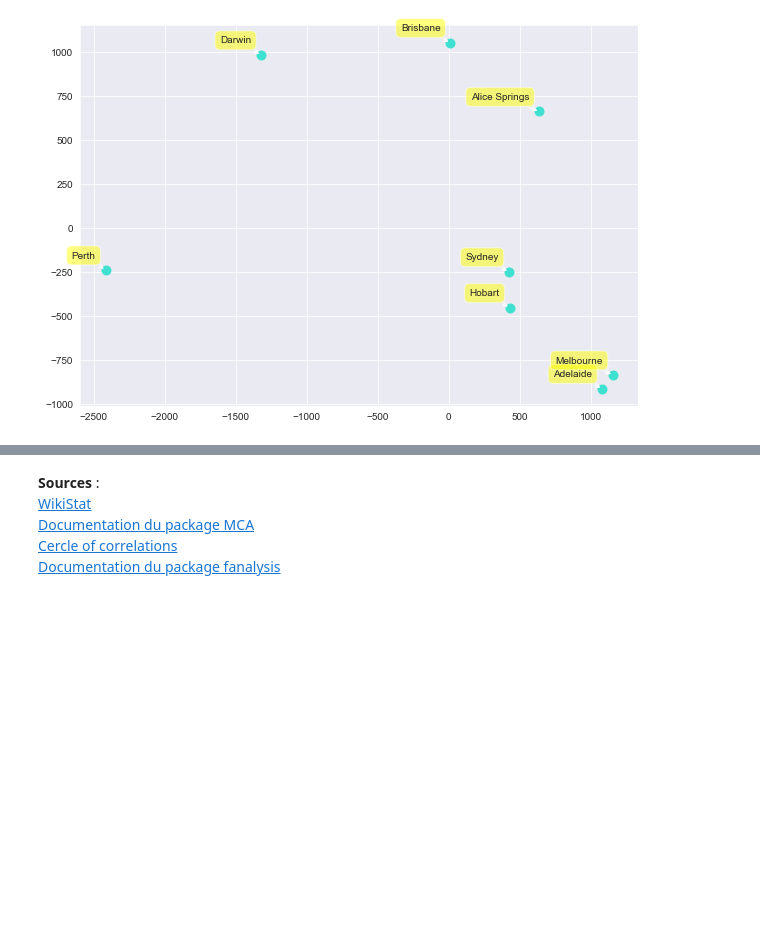
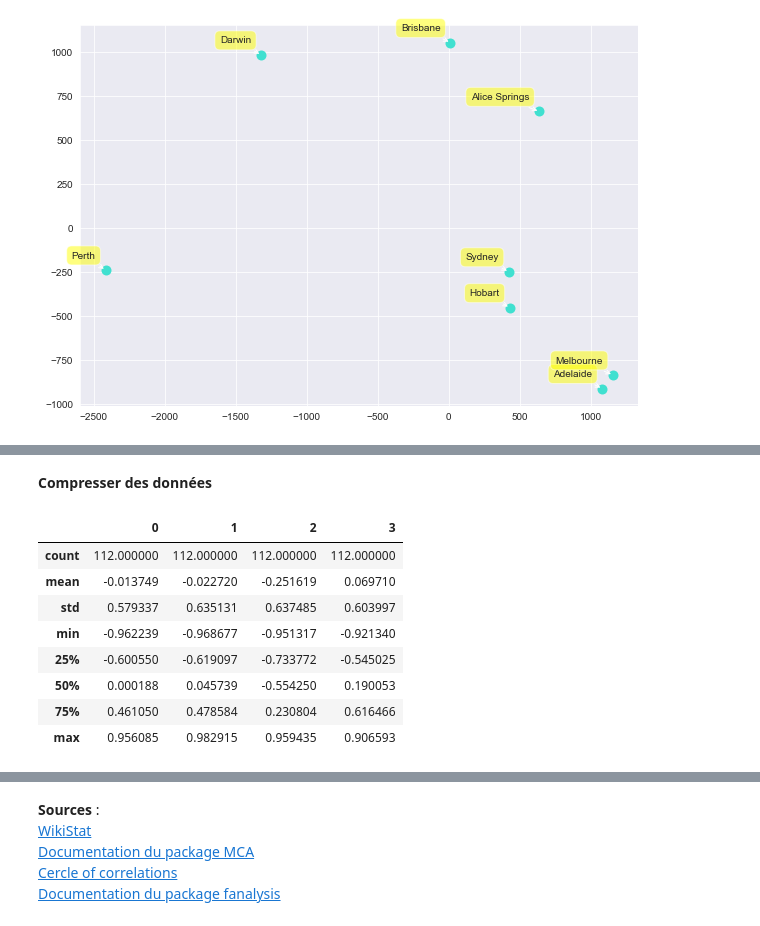
Before and after one commit to fayeab/python-data-science, a Jupyter notebook: tutoriels/python-analyse-statistique-multidimensionnelle.ipynb, the cells around one changed output, grey strips where cells are left out. Cells and saved outputs as stored; diff of their text form; code cells hidden in the pictures; blank space fills up the shorter version.

```diff
--- a/tutoriels/python-analyse-statistique-multidimensionnelle.ipynb
+++ b/tutoriels/python-analyse-statistique-multidimensionnelle.ipynb
@@ -495,0 +624,15 @@ plt.show()
+# %% [markdown]
+**Compresser des données**
+# %%
+data_comp = encoder.predict(data_x)
+pd.DataFrame(data_comp).describe()
+# %% [output]
+|  | 0 | 1 | 2 | 3 |
+| count | 112.000000 | 112.000000 | 112.000000 | 112.000000 |
+| mean | -0.013749 | -0.022720 | -0.251619 | 0.069710 |
+| std | 0.579337 | 0.635131 | 0.637485 | 0.603997 |
+| min | -0.962239 | -0.968677 | -0.951317 | -0.921340 |
+| 25% | -0.600550 | -0.619097 | -0.733772 | -0.545025 |
+| 50% | 0.000188 | 0.045739 | -0.554250 | 0.190053 |
+| 75% | 0.461050 | 0.478584 | 0.230804 | 0.616466 |
+| max | 0.956085 | 0.982915 | 0.959435 | 0.906593 |
```
Also changed, not shown: parts of 12 cells of this notebook.
